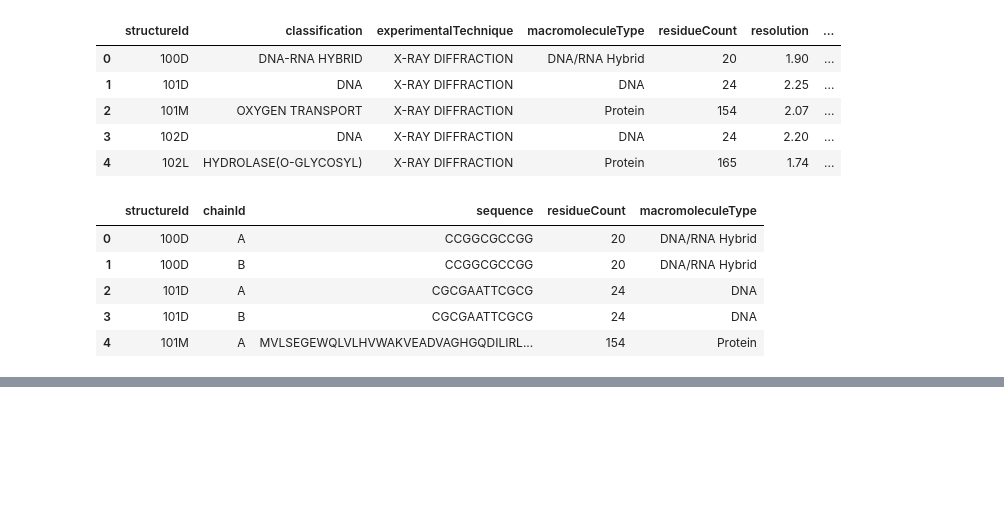
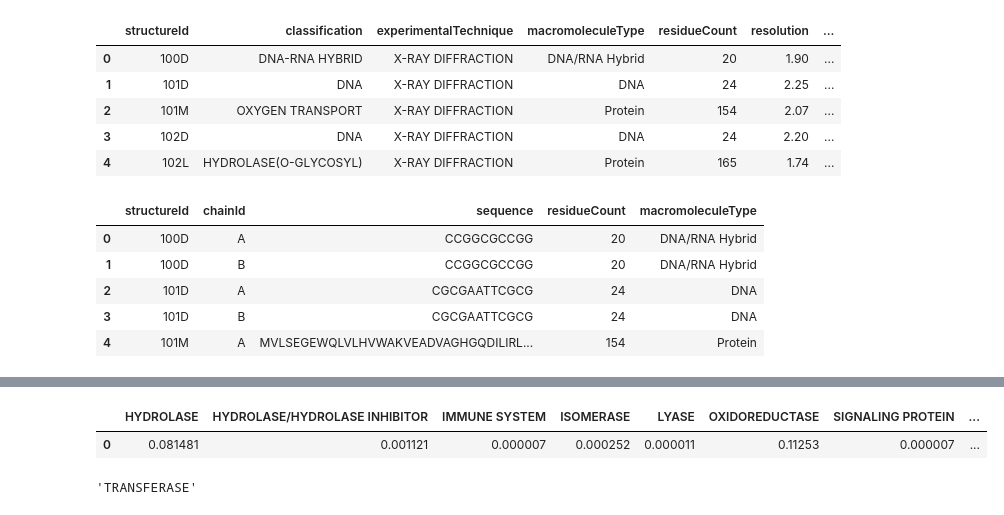
Before and after one commit to dhajek25/bio_data, a Jupyter notebook: protein_class_prep.ipynb, the cells around one changed output, grey strips where cells are left out. Saved outputs shown, nothing was run; the diff lists cells and outputs as text; code cells hidden in the pictures; blank space fills up the shorter version.

```diff
--- a/protein_class_prep.ipynb
+++ b/protein_class_prep.ipynb
@@ -47,0 +400,2 @@ from sklearn.model_selection import train_test_split
+# %%
+predicted_protein = model_2.predict(test_protein)
@@ -47,0 +404,20 @@ from sklearn.model_selection import train_test_split
+# %%
+predicted_protein = pd.DataFrame(predicted_protein)
+# %%
+col_names = ['HYDROLASE',
+ 'HYDROLASE/HYDROLASE INHIBITOR',
+ 'IMMUNE SYSTEM',
+ 'ISOMERASE',
+ 'LYASE',
+ 'OXIDOREDUCTASE',
+ 'SIGNALING PROTEIN',
+ 'TRANSCRIPTION',
+ 'TRANSFERASE',
+ 'TRANSPORT PROTEIN']
+# %%
+predicted_protein.columns = col_names
+# %%
+predicted_protein
+# %% [output]
+|  | HYDROLASE | HYDROLASE/HYDROLASE INHIBITOR | IMMUNE SYSTEM | ISOMERASE | LYASE | OXIDOREDUCTASE | SIGNALING PROTEIN | ... |
+| 0 | 0.081481 | 0.001121 | 0.000007 | 0.000252 | 0.000011 | 0.11253 | 0.000007 | ... |
@@ -47,0 +426,4 @@ from sklearn.model_selection import train_test_split
+# %%
+predicted_class
+# %% [output]
+'TRANSFERASE'
```
Also changed, not shown: parts of 46 cells of this notebook.
